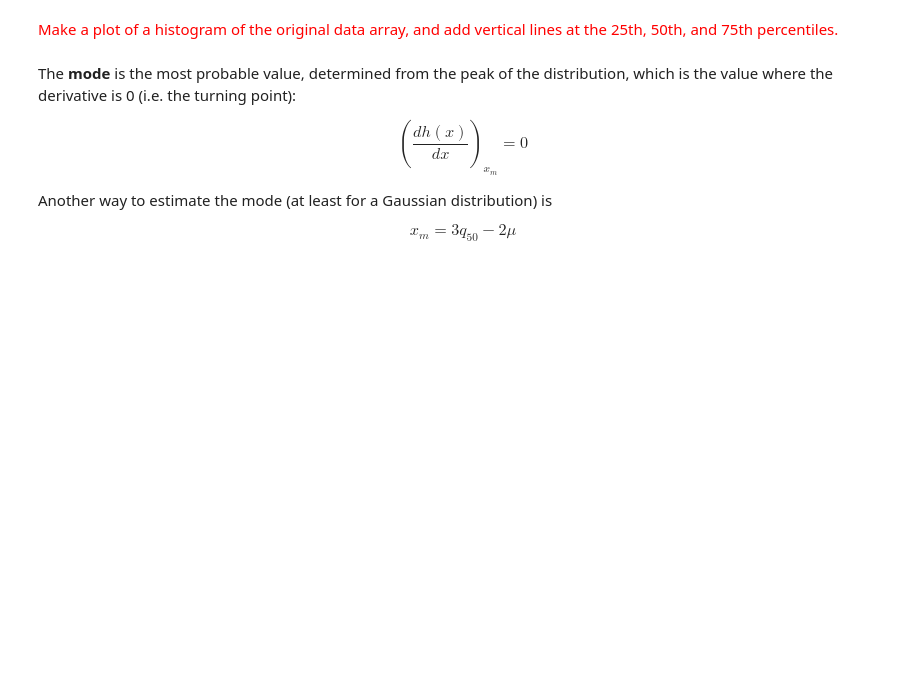
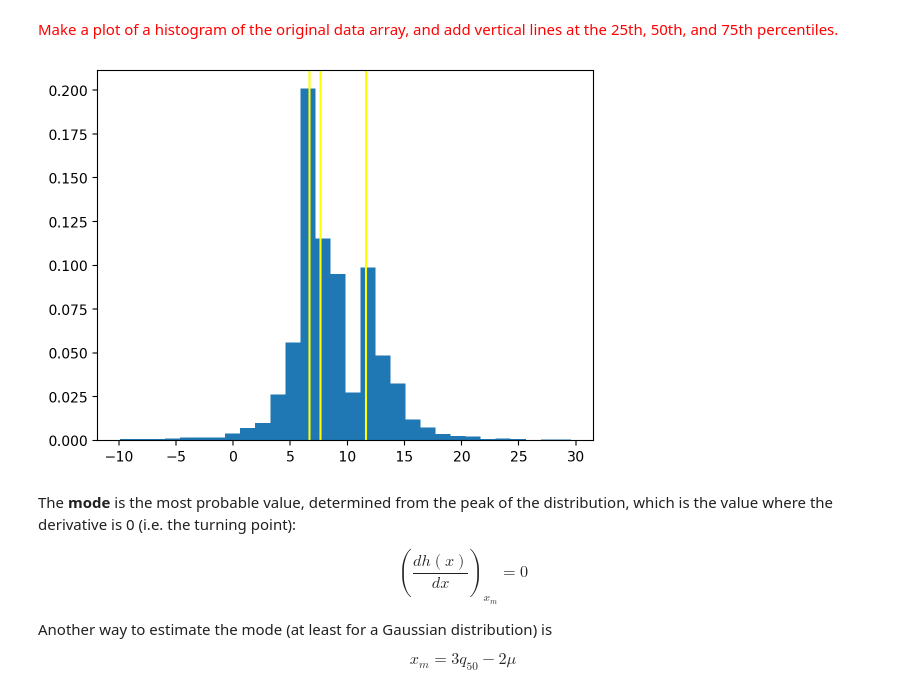
Before and after one commit to NihanPol/ASTR_3300_S2025, a Jupyter notebook: lectures/Lecture_3.ipynb, the cells around one changed output. Drawn from its saved outputs; the diff is of its cells as text; code cells hidden in the pictures; blank space fills up the shorter version.

```diff
--- a/lectures/Lecture_3.ipynb
+++ b/lectures/Lecture_3.ipynb
@@ -157,5 +219,14 @@ print(astroMLstats.sigmaG(data2), np.std(data2))
 # %% [markdown]
 <font color='red'>Make a plot of a histogram of the original data array, and add vertical lines at the 25th, 50th, and 75th percentiles.</font>
+# %%
+plt.hist(data,bins=30,density=True)
+q25, q50, q75 = np.percentile(data, [25, 50, 75])
+plt.axvline(x=q25,color='yellow')
+plt.axvline(x=q50,color='yellow')
+plt.axvline(x=q75,color='yellow')
+plt.show()
+# %% [output]
+[figure, added]
 # %% [markdown]
 The **mode** is the most probable value, determined from the peak of the distribution, which is the value where the derivative is 0 (i.e. the turning point):
 
```
Also changed, not shown: parts of 32 cells of this notebook.
